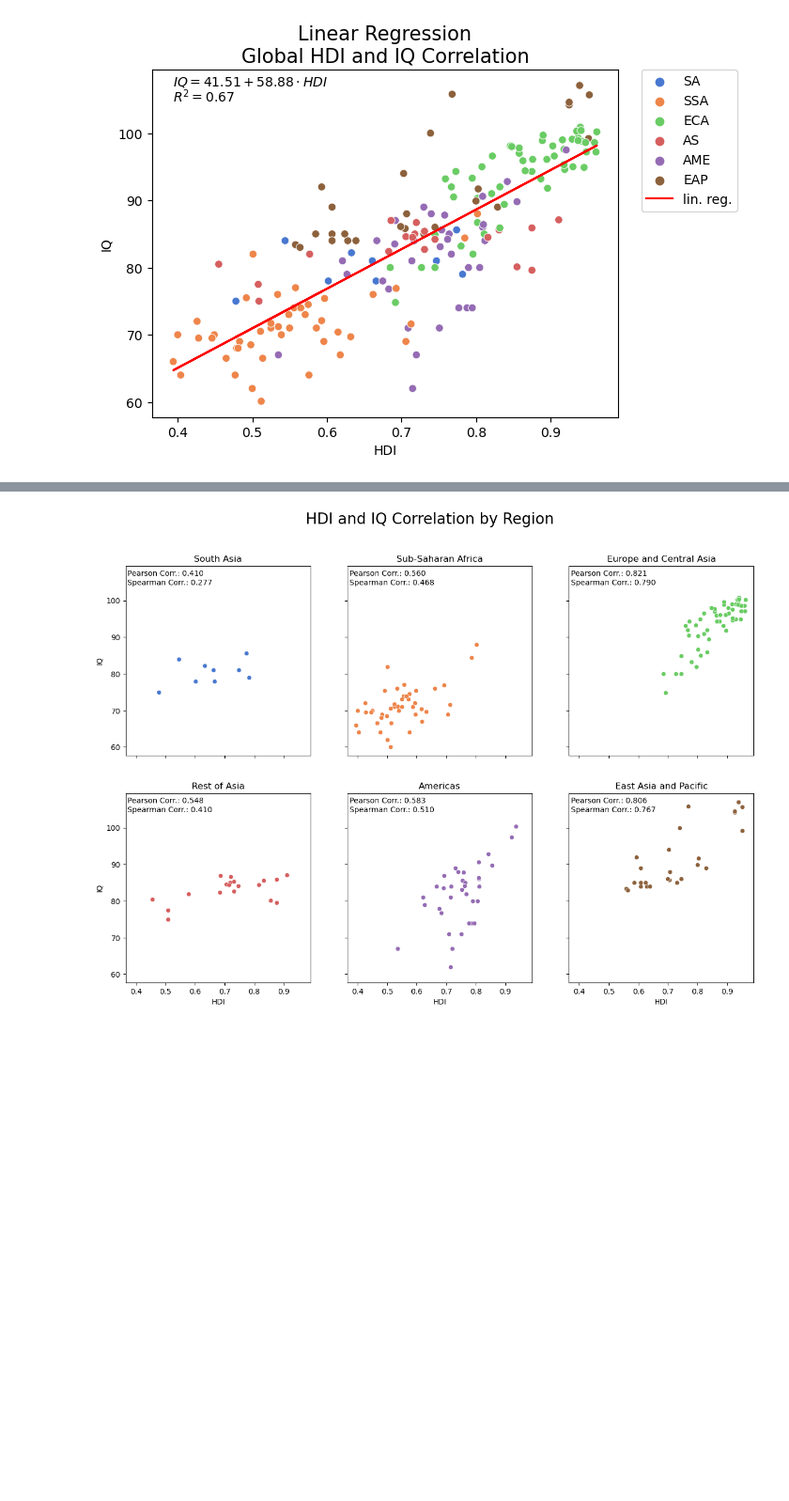
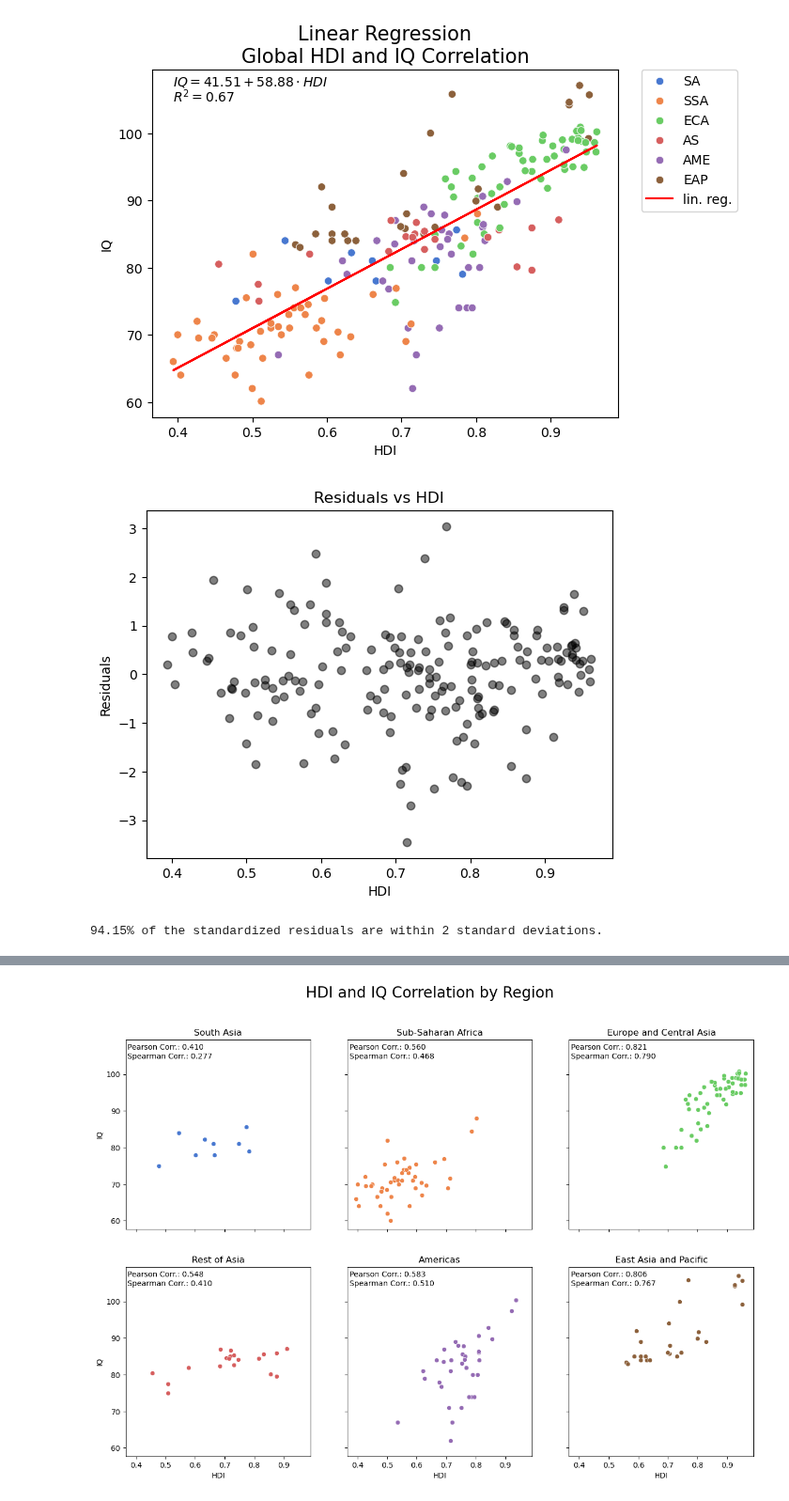
Before and after one commit to jakthehut/HDI-IQ-Analysis, a Jupyter notebook: hdi_iq_analysis_final.ipynb, the cells around one changed output, grey strips where cells are left out. Shown at 94% size. Saved outputs shown, nothing was run; the diff lists cells and outputs as text; code cells hidden in the pictures; blank space fills up the shorter version.

```diff
--- a/hdi_iq_analysis_final.ipynb
+++ b/hdi_iq_analysis_final.ipynb
@@ -1035,3 +1035,20 @@ plt.legend(bbox_to_anchor=(1.05, 1), loc='upper left', borderaxespad=0.)
 plt.show()
 # %% [output]
 [figure]
+# %%
+# plot the residuals
+st_residuals = model_sm.resid_pearson
+
+#sns.scatterplot(data=merged_df, x='HDI', y=st_residuals, hue='Region', palette=color_dict)
+
+plt.scatter(x, st_residuals, alpha=0.5, color='black')
+plt.title('Residuals vs HDI')
+plt.xlabel('HDI')
+plt.ylabel('Residuals')
+plt.show()
+
+perc_within_2std = 100* sum([1 for i in st_residuals if -2 <= i <=2])/len(st_residuals)
+print('%.2f%% of the standardized residuals are within 2 standard deviations.' % perc_within_2std)
+# %% [output]
+[figure, added]
+94.15% of the standardized residuals are within 2 standard deviations.
```
Also changed, not shown: parts of 10 cells of this notebook.
